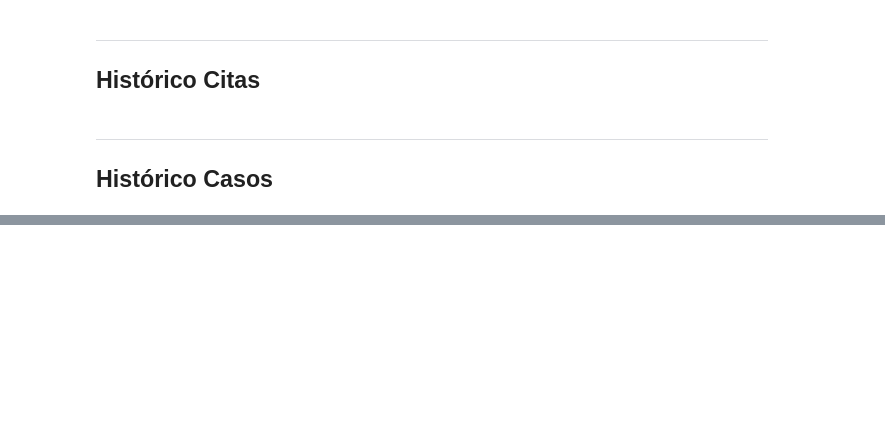
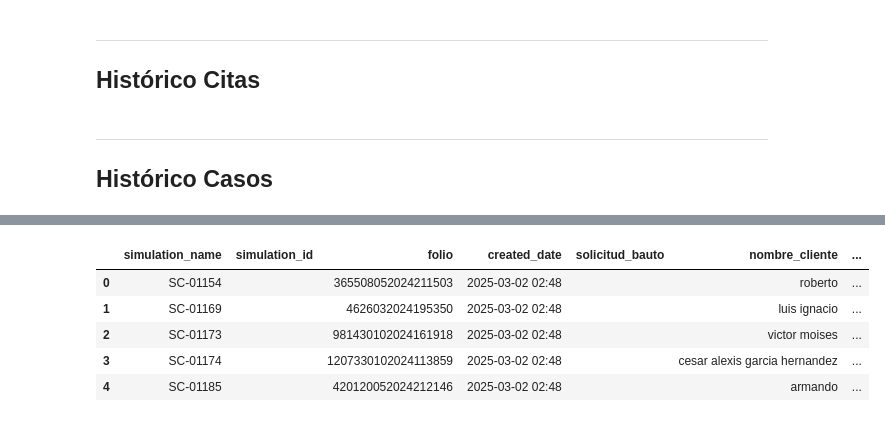
Before and after one commit to rene-aum/Atlas, a Jupyter notebook: CasosDeUso/CasosErick/validaciones/aws_validaciones_strict_dl_drive.ipynb, the cells around one changed output, grey strips where cells are left out. Cells and saved outputs as stored; diff of their text form; code cells hidden in the pictures; blank space fills up the shorter version.

```diff
--- a/CasosDeUso/CasosErick/validaciones/aws_validaciones_strict_dl_drive.ipynb
+++ b/CasosDeUso/CasosErick/validaciones/aws_validaciones_strict_dl_drive.ipynb
@@ -100,0 +147,3 @@ print('\nListo.')
+# %%
+dl_solicitudes               = ah.read_latest_partition(base_path=SILVER_BASE + 'ProcSolicitudesCredito/')
+proc_drive_solicitudes = pcrm.proc_solicitudes_credito(pd.read_csv('solicitudes.csv', encoding=CSV_ENCODING))
@@ -314,0 +396,9 @@ auditar_dataset_estricto(
+# %%
+dl_solicitudes.head()
+# %% [output]
+|  | simulation_name | simulation_id | folio | created_date | solicitud_bauto | nombre_cliente | ... |
+| 0 | SC-01154 |  | 365508052024211503 | 2025-03-02 02:48 |  | roberto | ... |
+| 1 | SC-01169 |  | 4626032024195350 | 2025-03-02 02:48 |  | luis ignacio | ... |
+| 2 | SC-01173 |  | 981430102024161918 | 2025-03-02 02:48 |  | victor moises | ... |
+| 3 | SC-01174 |  | 1207330102024113859 | 2025-03-02 02:48 |  | cesar alexis garcia hernandez | ... |
+| 4 | SC-01185 |  | 420120052024212146 | 2025-03-02 02:48 |  | armando | ... |
```
Also changed, not shown: parts of 11 cells of this notebook.
